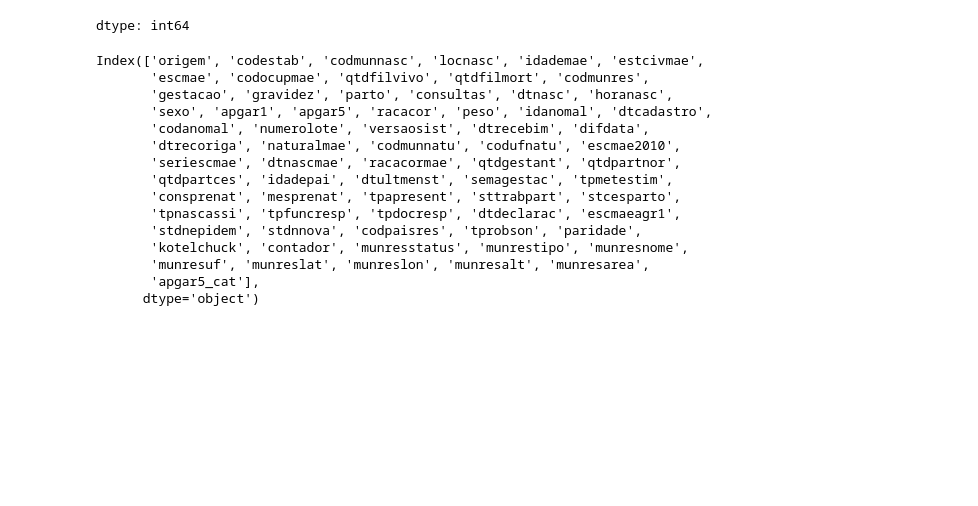
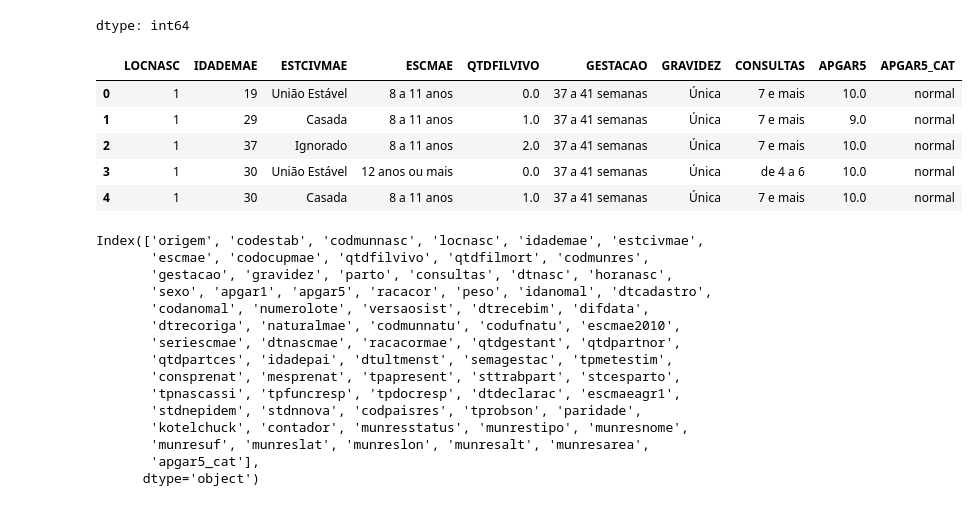
Before and after one commit to DDricko/Ciencia_de_dados_Ebac, a Jupyter notebook: Mod5Ex_aulas_01a03.ipynb, the cells around one changed output. Saved outputs shown, nothing was run; the diff lists cells and outputs as text; code cells hidden in the pictures; blank space fills up the shorter version.

```diff
--- a/Mod5Ex_aulas_01a03.ipynb
+++ b/Mod5Ex_aulas_01a03.ipynb
@@ -126,0 +142,22 @@ dtype: int64
+# %%
+print(sinasc['CONSULTAS'].unique())
+
+sinasc['CONSULTAS'].isna().sum()
+
+consulta_vazia = sinasc.loc[sinasc['CONSULTAS'].isna() == True]
+consulta_vazia['CONSULTAS']
+
+sinasc['CONSULTAS'] = sinasc['CONSULTAS'].fillna(9)
+
+consultas_dict = {
+    1: 'Nenhuma',
+    2: 'de 1 a 3',
+    3: 'de 4 a 6',
+    4: '7 e mais',
+    9: 'Ignorado'
+}
+
+sinasc['CONSULTAS'] = sinasc['CONSULTAS'].map(consultas_dict)
+
+print(sinasc['CONSULTAS'].unique())
+print(sinasc['CONSULTAS'].value_counts())
@@ -149,6 +196,16 @@ sinasc['APGAR5_CAT'].value_counts()
 | asfixia severa | 74 |
 | asfixia moderada | 68 |
 dtype: int64
+# %%
+columns_of_interest = ['LOCNASC', 'IDADEMAE', 'ESTCIVMAE', 'ESCMAE', 'QTDFILVIVO', 'GESTACAO', 'GRAVIDEZ', 'CONSULTAS', 'APGAR5', 'APGAR5_CAT']
+sinasc[columns_of_interest].head()
+# %% [output]
+|  | LOCNASC | IDADEMAE | ESTCIVMAE | ESCMAE | QTDFILVIVO | GESTACAO | GRAVIDEZ | CONSULTAS | APGAR5 | APGAR5_CAT |
+| 0 | 1 | 19 | União Estável | 8 a 11 anos | 0.0 | 37 a 41 semanas | Única | 7 e mais | 10.0 | normal |
+| 1 | 1 | 29 | Casada | 8 a 11 anos | 1.0 | 37 a 41 semanas | Única | 7 e mais | 9.0 | normal |
+| 2 | 1 | 37 | Ignorado | 8 a 11 anos | 2.0 | 37 a 41 semanas | Única | 7 e mais | 10.0 | normal |
+| 3 | 1 | 30 | União Estável | 12 anos ou mais | 0.0 | 37 a 41 semanas | Única | de 4 a 6 | 10.0 | normal |
+| 4 | 1 | 30 | Casada | 8 a 11 anos | 1.0 | 37 a 41 semanas | Única | 7 e mais | 10.0 | normal |
 # %%
 # 9) seu código aqui
 sinasc.columns = sinasc.columns.str.lower().str.replace(' ', '_')
```
Also changed, not shown: parts of 3 cells of this notebook.
